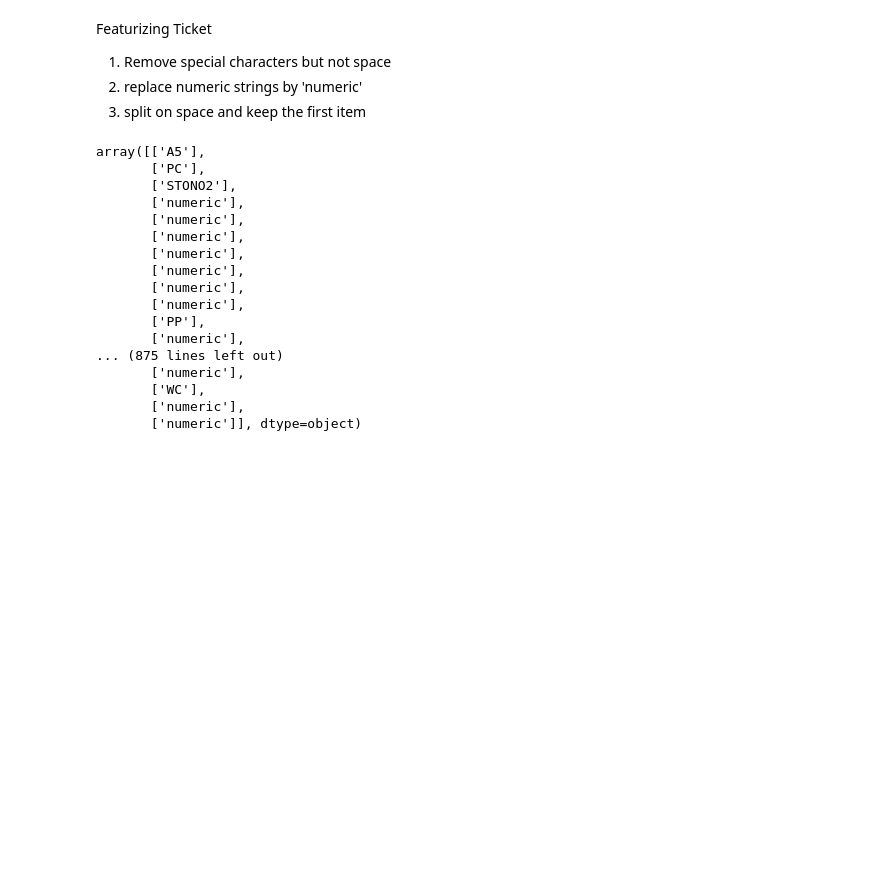
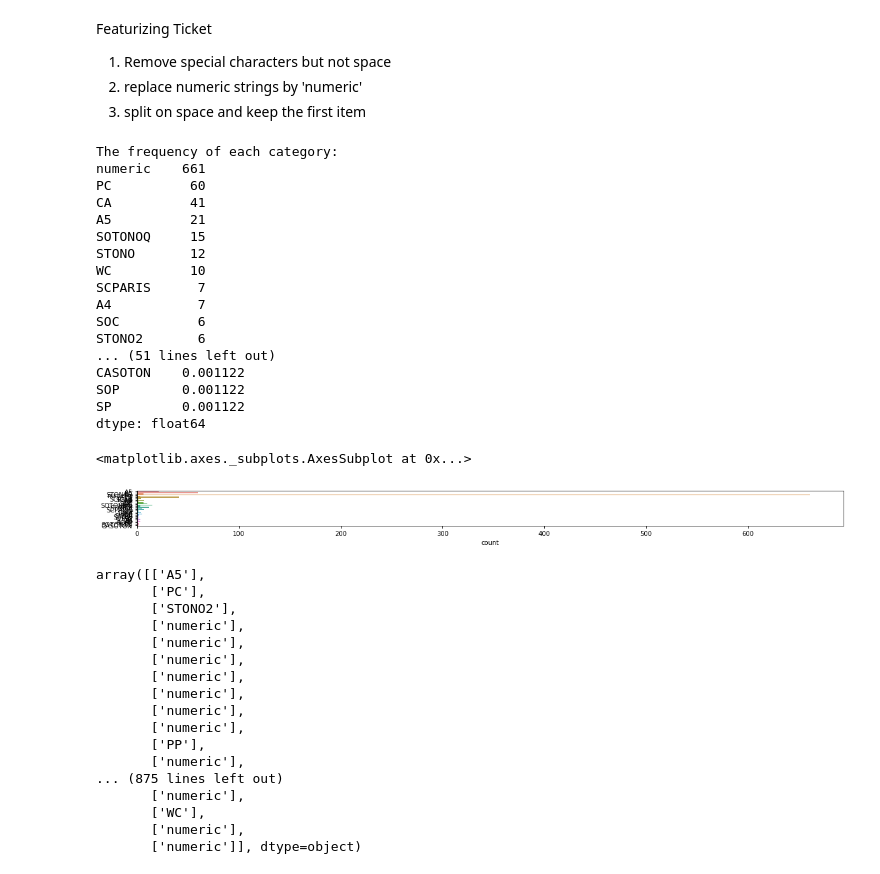
Before and after one commit to abhi8893/Titanic-Survival, a Jupyter notebook: notebooks/Featurize Name, Ticket, Cabin.ipynb, the cells around one changed output. Cells and saved outputs as stored; diff of their text form; code cells hidden in the pictures; blank space fills up the shorter version.

```diff
--- a/notebooks/Featurize Name, Ticket, Cabin.ipynb
+++ b/notebooks/Featurize Name, Ticket, Cabin.ipynb
@@ -92,6 +92,28 @@ def FE_Ticket(x):
     return x.values.reshape(-1, 1)
 # %%
 Ticket = df.Ticket
+# %%
+plot_count(pd.Series(FE_Ticket(Ticket).ravel()))
+# %% [output]
+The frequency of each category:
+numeric    661
+PC          60
+CA          41
+A5          21
+SOTONOQ     15
+STONO       12
+WC          10
+SCPARIS      7
+A4           7
+SOC          6
+STONO2       6
+... (51 lines left out)
+CASOTON    0.001122
+SOP        0.001122
+SP         0.001122
+dtype: float64
+<matplotlib.axes._subplots.AxesSubplot at 0x...>
+[figure, added]
 # %%
 pre1 = Pipeline([
     ('nan_drpr', NaNDropper(['Embarked']))
```
Also changed, not shown: parts of 14 cells of this notebook, 7 other files.
